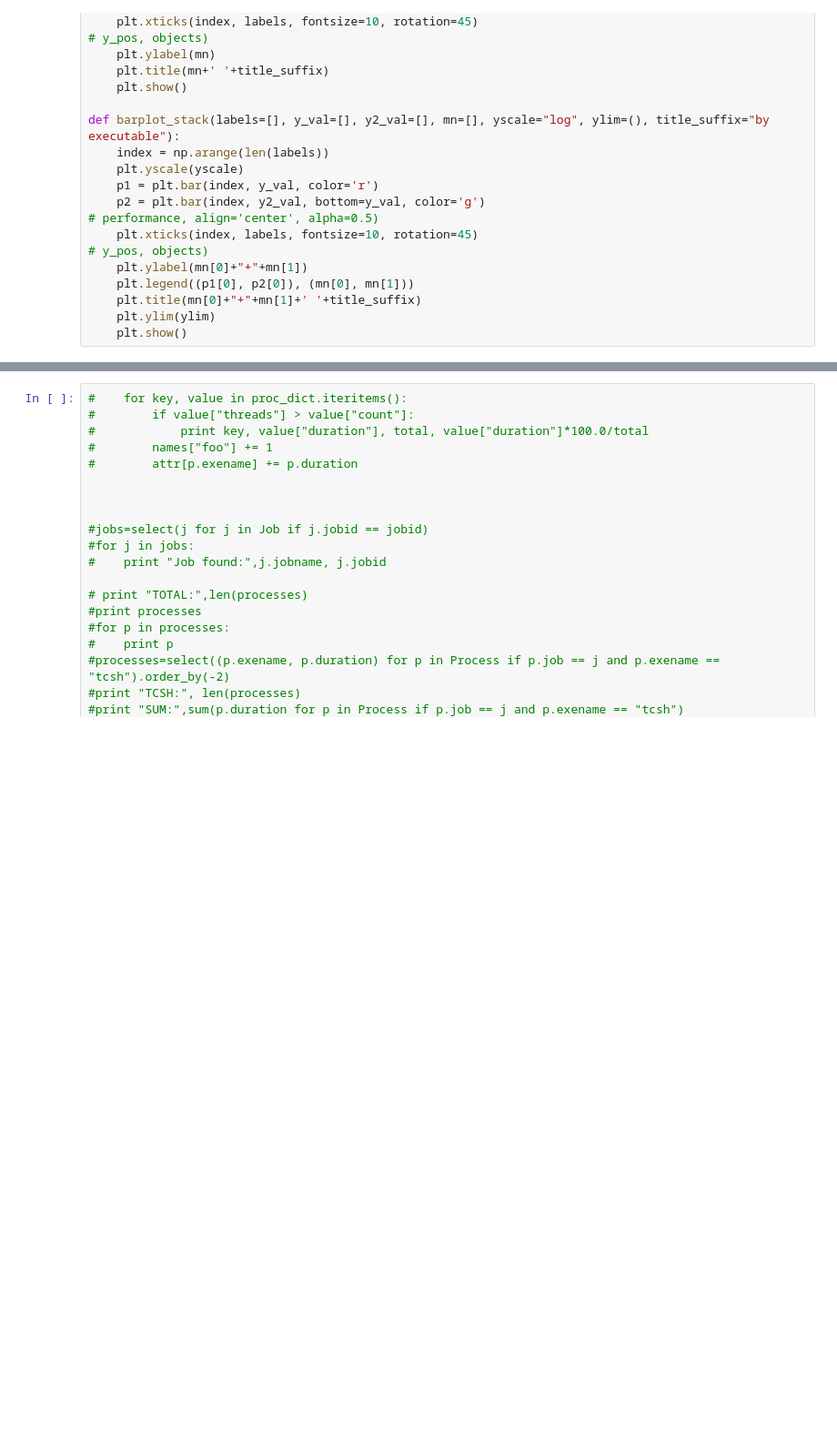
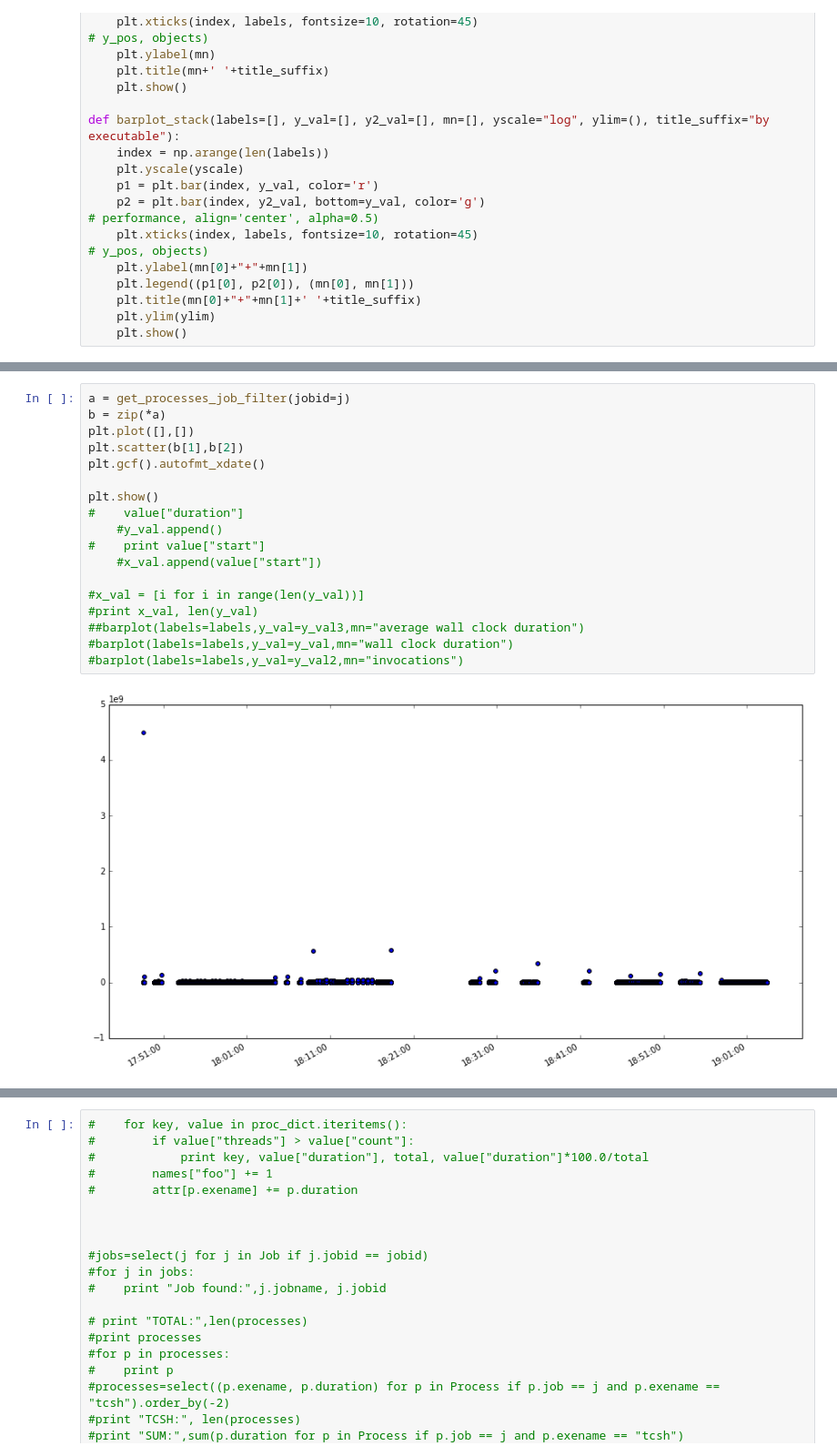
Before and after one commit to ilaflott/epmt, a Jupyter notebook: EPMT.ipynb, the cells around one changed output, grey strips where cells are left out. Shown at 91% size. Drawn from its saved outputs; the diff is of its cells as text; blank space fills up the shorter version.

```diff
--- a/EPMT.ipynb
+++ b/EPMT.ipynb
@@ -100,3 +131,23 @@ barplot(labels=labels,y_val=y_val2,mn="invocations")
+# %%
+a = get_processes_job_filter(jobid=j)
+b = zip(*a)
+plt.plot([],[])
+plt.scatter(b[1],b[2])
+plt.gcf().autofmt_xdate()
+
+plt.show()
+#    value["duration"]
+    #y_val.append()
+#    print value["start"]
+    #x_val.append(value["start"])
+
+#x_val = [i for i in range(len(y_val))]
+#print x_val, len(y_val)
+##barplot(labels=labels,y_val=y_val3,mn="average wall clock duration")
+#barplot(labels=labels,y_val=y_val,mn="wall clock duration")
+#barplot(labels=labels,y_val=y_val2,mn="invocations")
+# %% [output]
+[figure, added]
 # %%
 # Reduce all processes by executable name and return sums of metric
 
```
Also changed, not shown: parts of 8 cells of this notebook.
